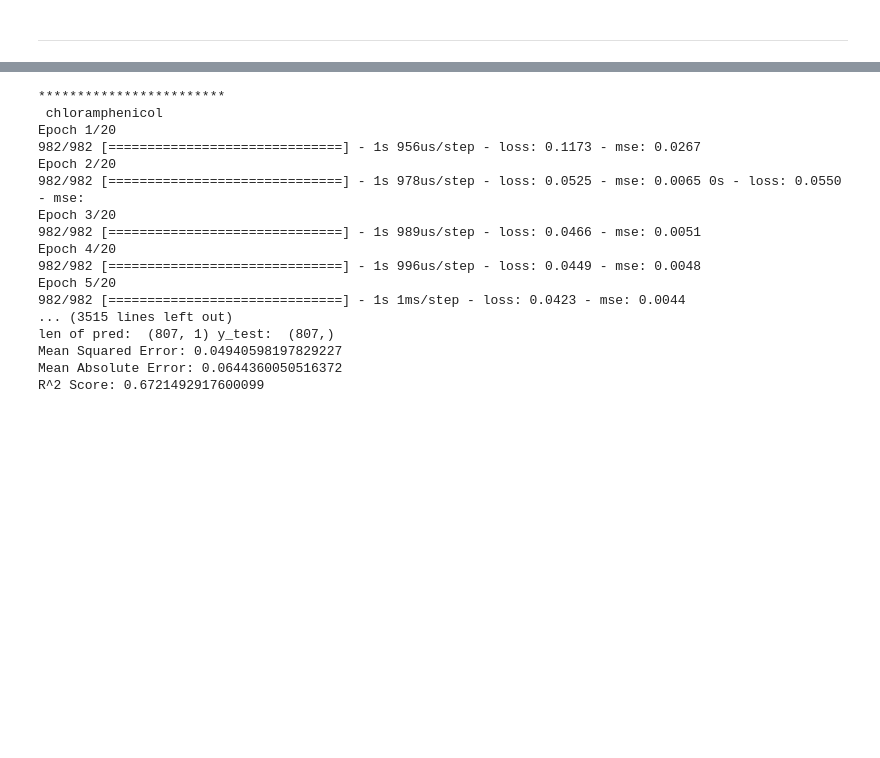
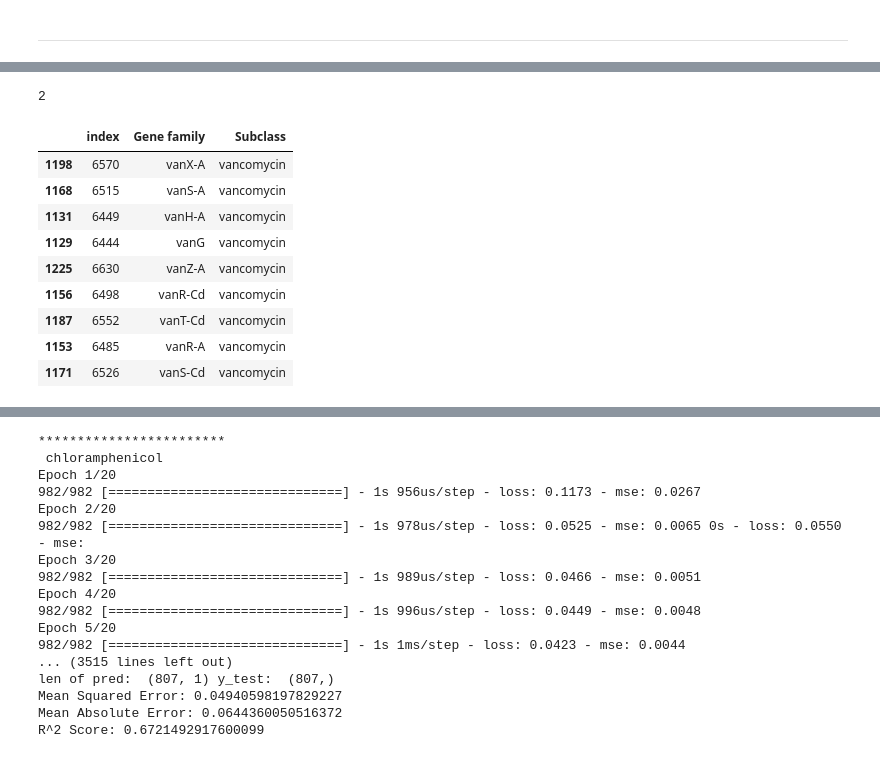
Before and after one commit to taliyashitreet/Final_Project, a Jupyter notebook: Create_Data.ipynb, the cells around one changed output, grey strips where cells are left out. Cells and saved outputs as stored; diff of their text form; code cells hidden in the pictures; blank space fills up the shorter version.

```diff
--- a/Create_Data.ipynb
+++ b/Create_Data.ipynb
@@ -114,7 +163,11 @@ gene_antibiotic_df
 # %%
-def gene_per_drug(drug):
-    drug_df = df[df['drug'] == drug]
-    unique_genes = set()
-    for genes in drug_df['AMR genotypes'].str.split(', '):
-        unique_genes.update(genes)
-    return drug_df, unique_genes
+# def gene_per_drug(drug):
+#     drug_df = df[df['drug'] == drug]
+#     unique_genes = set()
+#     for genes in drug_df['AMR genotypes'].str.split(', '):
+#         unique_genes.update(genes)
+#     return drug_df, unique_genes
+# %%
+df = pd.read_csv(r'BasicData.csv')
+val_data = pd.read_csv(r'val_data.csv')
+gene_antibiotic_df = pd.read_csv(r'Empty_Gene_Antibiotic.csv')
@@ -121 +224,6 @@ def gene_per_drug(drug):
+# %%
+def relevant_val_df(drug,unique_genes):
+    relevant_df = val_data[(val_data['Subclass'] == drug) & (val_data['Gene family'].isin(unique_genes))]
+    val_train, val_test = train_test_split(relevant_df, test_size=0.2, random_state=42)
+    return val_train, val_test
 # %%
@@ -215,0 +390,22 @@ def PredR_Antibiotic(drug):
+# %%
+train_df, test_df,drug_genes =   gene_per_drug('vancomycin')
+val_train, val_test= relevant_val_df('vancomycin', drug_genes)
+drug_train_for_model = create_gene_df(train_df, val_train, list(drug_genes))
+drug_test_for_model = create_gene_df(test_df, val_test, list(drug_genes))
+# %%
+drug_test_for_model['cmlA'].sum()
+# %% [output]
+2
+# %%
+val_train
+# %% [output]
+|  | index | Gene family | Subclass |
+| 1198 | 6570 | vanX-A | vancomycin |
+| 1168 | 6515 | vanS-A | vancomycin |
+| 1131 | 6449 | vanH-A | vancomycin |
+| 1129 | 6444 | vanG | vancomycin |
+| 1225 | 6630 | vanZ-A | vancomycin |
+| 1156 | 6498 | vanR-Cd | vancomycin |
+| 1187 | 6552 | vanT-Cd | vancomycin |
+| 1153 | 6485 | vanR-A | vancomycin |
+| 1171 | 6526 | vanS-Cd | vancomycin |
```
Also changed, not shown: parts of 16 cells of this notebook.
